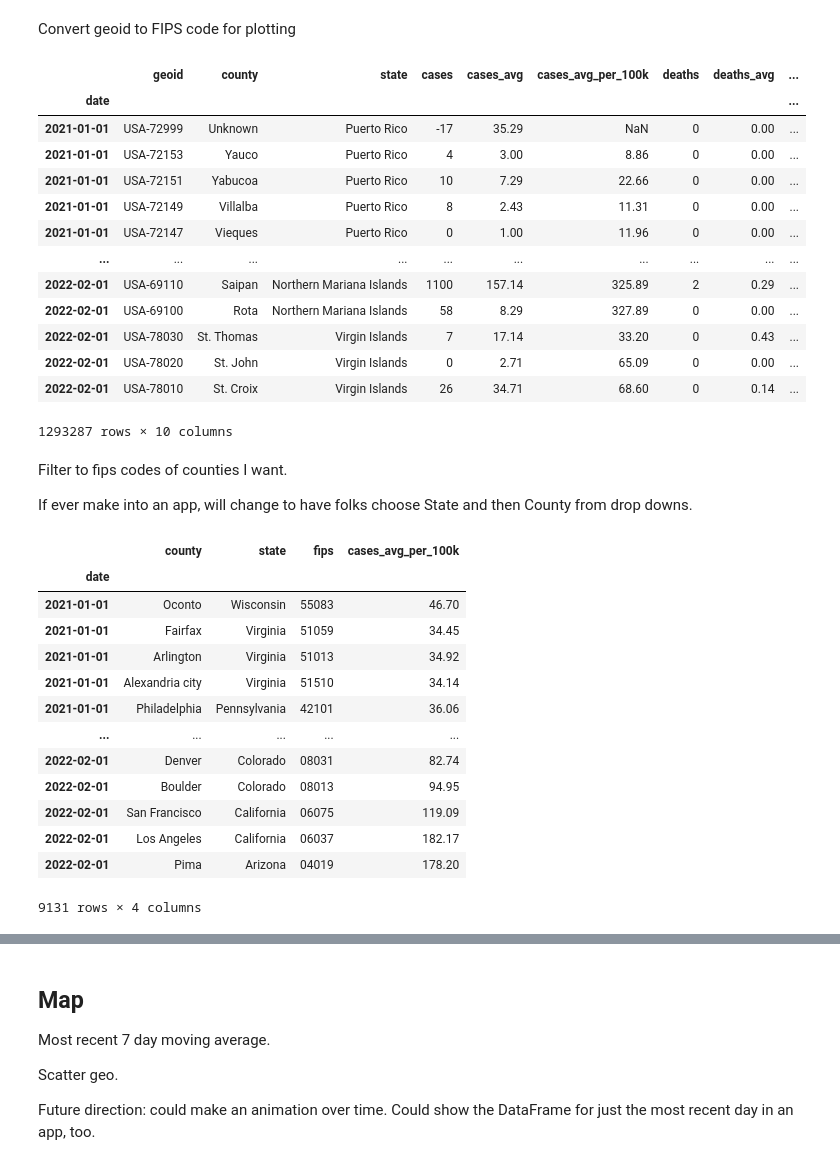
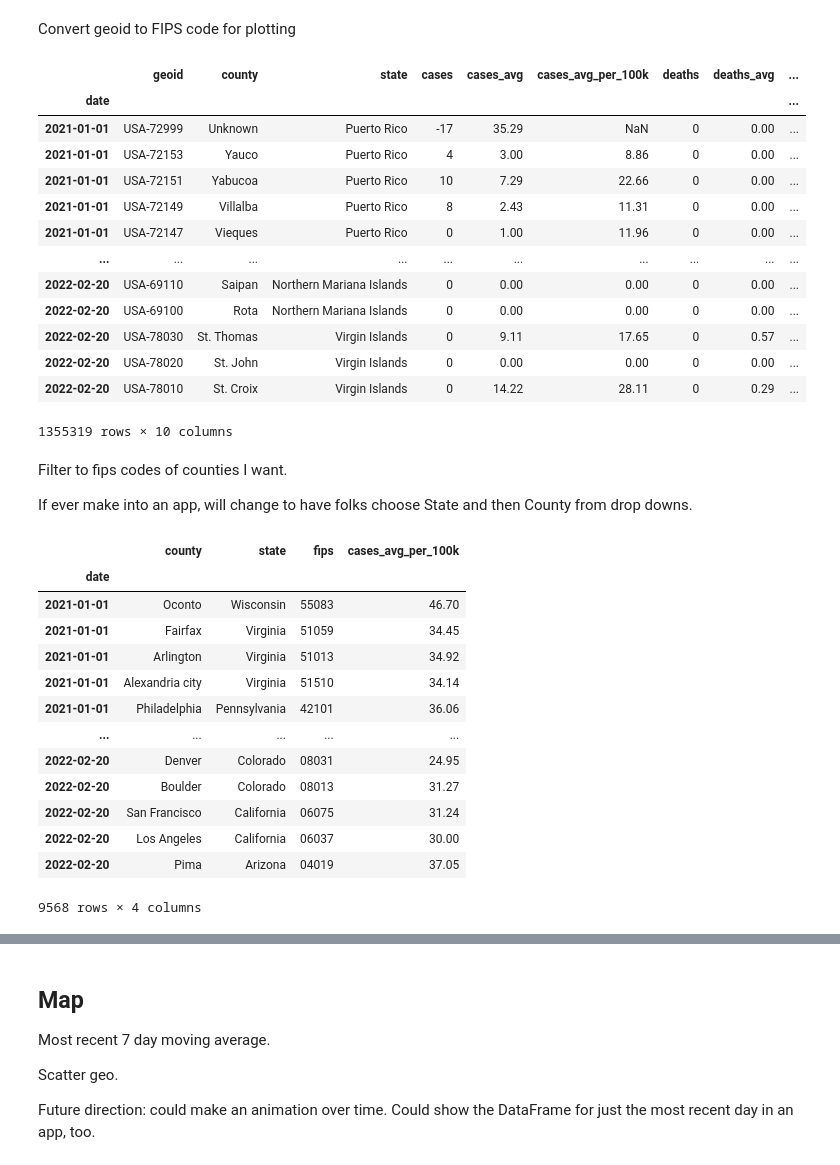
Before and after one commit to discdiver/covid-cities, a Jupyter notebook: notebooks/explore.ipynb, the cells around one changed output, grey strips where cells are left out. Drawn from its saved outputs; the diff is of its cells as text; code cells hidden in the pictures.

```diff
--- a/notebooks/explore.ipynb
+++ b/notebooks/explore.ipynb
@@ -127,23 +156,23 @@ df_21_22.drop_duplicates(subset=["county", "state"])
 # %% [markdown]
 Convert geoid to FIPS code for plotting
 # %%
-df_20_21["fips"] = df_20_21["geoid"].str[-5:]
-df_20_21
+df_21_22["fips"] = df_21_22["geoid"].str[-5:]
+df_21_22
 # %% [output]
 |  | geoid | county | state | cases | cases_avg | cases_avg_per_100k | deaths | deaths_avg | ... |
 | date |  |  |  |  |  |  |  |  | ... |
 | 2021-01-01 | USA-72999 | Unknown | Puerto Rico | -17 | 35.29 | NaN | 0 | 0.00 | ... |
 | 2021-01-01 | USA-72153 | Yauco | Puerto Rico | 4 | 3.00 | 8.86 | 0 | 0.00 | ... |
 | 2021-01-01 | USA-72151 | Yabucoa | Puerto Rico | 10 | 7.29 | 22.66 | 0 | 0.00 | ... |
 | 2021-01-01 | USA-72149 | Villalba | Puerto Rico | 8 | 2.43 | 11.31 | 0 | 0.00 | ... |
 | 2021-01-01 | USA-72147 | Vieques | Puerto Rico | 0 | 1.00 | 11.96 | 0 | 0.00 | ... |
 | ... | ... | ... | ... | ... | ... | ... | ... | ... | ... |
-| 2022-02-01 | USA-69110 | Saipan | Northern Mariana Islands | 1100 | 157.14 | 325.89 | 2 | 0.29 | ... |
-| 2022-02-01 | USA-69100 | Rota | Northern Mariana Islands | 58 | 8.29 | 327.89 | 0 | 0.00 | ... |
-| 2022-02-01 | USA-78030 | St. Thomas | Virgin Islands | 7 | 17.14 | 33.20 | 0 | 0.43 | ... |
-| 2022-02-01 | USA-78020 | St. John | Virgin Islands | 0 | 2.71 | 65.09 | 0 | 0.00 | ... |
-| 2022-02-01 | USA-78010 | St. Croix | Virgin Islands | 26 | 34.71 | 68.60 | 0 | 0.14 | ... |
+| 2022-02-20 | USA-69110 | Saipan | Northern Mariana Islands | 0 | 0.00 | 0.00 | 0 | 0.00 | ... |
+| 2022-02-20 | USA-69100 | Rota | Northern Mariana Islands | 0 | 0.00 | 0.00 | 0 | 0.00 | ... |
+| 2022-02-20 | USA-78030 | St. Thomas | Virgin Islands | 0 | 9.11 | 17.65 | 0 | 0.57 | ... |
+| 2022-02-20 | USA-78020 | St. John | Virgin Islands | 0 | 0.00 | 0.00 | 0 | 0.00 | ... |
+| 2022-02-20 | USA-78010 | St. Croix | Virgin Islands | 0 | 14.22 | 28.11 | 0 | 0.29 | ... |
-1293287 rows × 10 columns
+1355319 rows × 10 columns
 # %% [markdown]
 Filter to fips codes of counties I want.
 
@@ -179,8 +208,8 @@ fips_counties = [
 cols = ["county", "state", "fips", "cases_avg_per_100k"]
 # %%
 
-df_20_21_counties = df_20_21.loc[df_20_21["fips"].isin(fips_counties), cols]
-df_20_21_counties
+df_21_22_counties = df_21_22.loc[df_21_22["fips"].isin(fips_counties), cols]
+df_21_22_counties
 # %% [output]
 |  | county | state | fips | cases_avg_per_100k |
 | date |  |  |  |  |
@@ -190,11 +219,11 @@ df_20_21_counties
 | 2021-01-01 | Alexandria city | Virginia | 51510 | 34.14 |
 | 2021-01-01 | Philadelphia | Pennsylvania | 42101 | 36.06 |
 | ... | ... | ... | ... | ... |
-| 2022-02-01 | Denver | Colorado | 08031 | 82.74 |
-| 2022-02-01 | Boulder | Colorado | 08013 | 94.95 |
-| 2022-02-01 | San Francisco | California | 06075 | 119.09 |
-| 2022-02-01 | Los Angeles | California | 06037 | 182.17 |
-| 2022-02-01 | Pima | Arizona | 04019 | 178.20 |
+| 2022-02-20 | Denver | Colorado | 08031 | 24.95 |
+| 2022-02-20 | Boulder | Colorado | 08013 | 31.27 |
+| 2022-02-20 | San Francisco | California | 06075 | 31.24 |
+| 2022-02-20 | Los Angeles | California | 06037 | 30.00 |
+| 2022-02-20 | Pima | Arizona | 04019 | 37.05 |
-9131 rows × 4 columns
+9568 rows × 4 columns
 # %%
 px.line(
```
Also changed, not shown: parts of 19 cells of this notebook, 2 other files.
